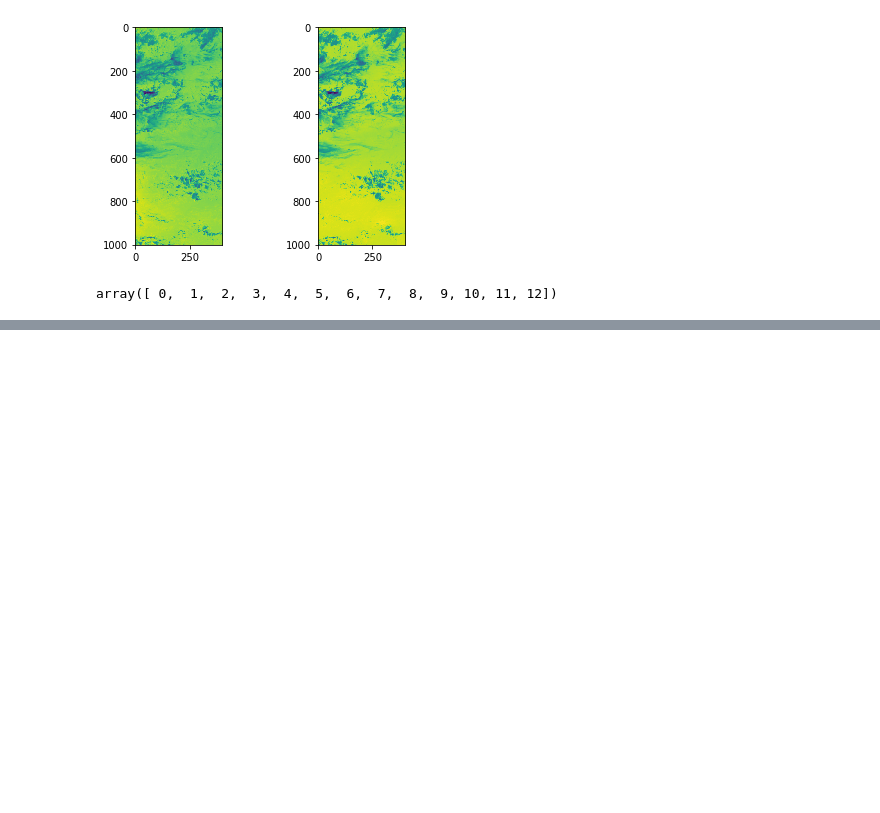
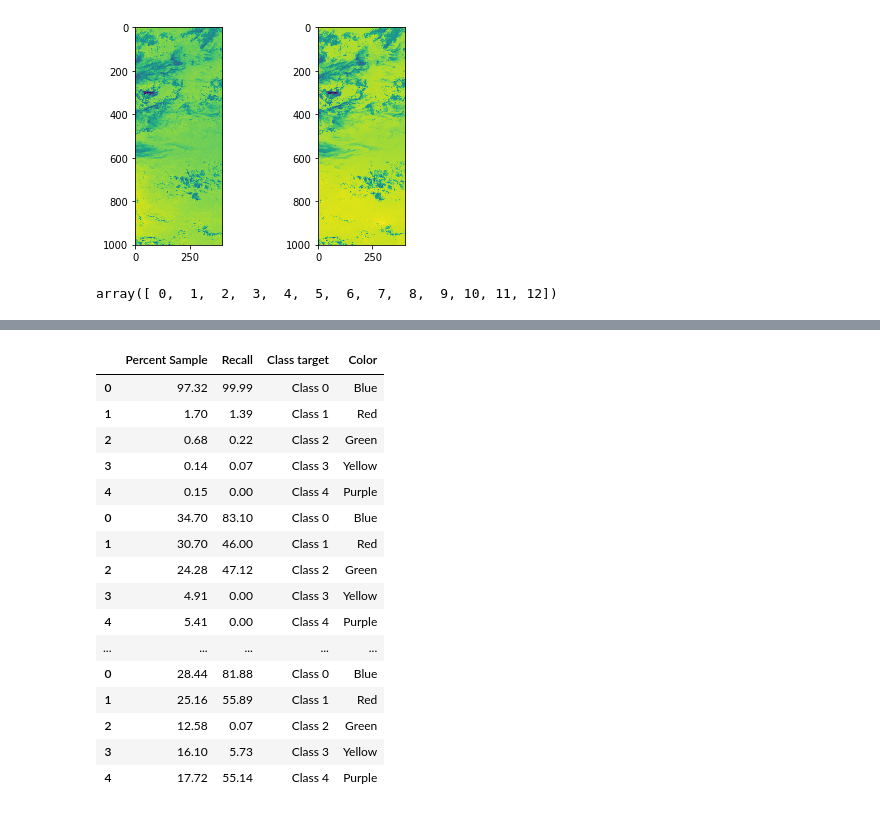
Before and after one commit to adomakor412/GOES-Quality-Flag-Classification, a Jupyter notebook: Presentation.ipynb, the cells around one changed output, grey strips where cells are left out. Saved outputs shown, nothing was run; the diff lists cells and outputs as text; code cells hidden in the pictures; blank space fills up the shorter version.

```diff
--- a/Presentation.ipynb
+++ b/Presentation.ipynb
@@ -70,0 +92,45 @@ array([ 0,  1,  2,  3,  4,  5,  6,  7,  8,  9, 10, 11, 12])
+# %%
+df1= pd.DataFrame({'x0':np.array(x)[0],
+                   'x1':np.array(y)[0],
+                   'y': dqf_class,
+                   'target':(np.array(['Blue','Red','Green','Yellow','Purple'])[[0,1,2,3,4]]).T})
+df2= pd.DataFrame({'x0':np.array(x)[1],
+                   'x1':np.array(y)[1],
+                   'y': dqf_class,
+                   'target':(np.array(['Blue','Red','Green','Yellow','Purple'])[[0,1,2,3,4]]).T})
+df3= pd.DataFrame({'x0':np.array(x)[2],
+                   'x1':np.array(y)[2],
+                   'y': dqf_class,
+                   'target':(np.array(['Blue','Red','Green','Yellow','Purple'])[[0,1,2,3,4]]).T})
+df4= pd.DataFrame({'x0':np.array(x)[3],
+                   'x1':np.array(y)[3],
+                   'y': dqf_class,
+                   'target':(np.array(['Blue','Red','Green','Yellow','Purple'])[[0,1,2,3,4]]).T})
+df = df1.append(df2)
+df = df.append(df3)
+df = df.append(df4)
+df
+column ={'x0':'Percent Sample','x1':'Recall','y':'Class target','target':'Color'}
+df = df.rename(columns= column)
+df
+# d= df[1:]
+# d
+# df = pd.DataFrame(pd, column=[])
+# %% [output]
+|  | Percent Sample | Recall | Class target | Color |
+| 0 | 97.32 | 99.99 | Class 0 | Blue |
+| 1 | 1.70 | 1.39 | Class 1 | Red |
+| 2 | 0.68 | 0.22 | Class 2 | Green |
+| 3 | 0.14 | 0.07 | Class 3 | Yellow |
+| 4 | 0.15 | 0.00 | Class 4 | Purple |
+| 0 | 34.70 | 83.10 | Class 0 | Blue |
+| 1 | 30.70 | 46.00 | Class 1 | Red |
+| 2 | 24.28 | 47.12 | Class 2 | Green |
+| 3 | 4.91 | 0.00 | Class 3 | Yellow |
+| 4 | 5.41 | 0.00 | Class 4 | Purple |
+| ... | ... | ... | ... | ... |
+| 0 | 28.44 | 81.88 | Class 0 | Blue |
+| 1 | 25.16 | 55.89 | Class 1 | Red |
+| 2 | 12.58 | 0.07 | Class 2 | Green |
+| 3 | 16.10 | 5.73 | Class 3 | Yellow |
+| 4 | 17.72 | 55.14 | Class 4 | Purple |
```
Also changed, not shown: parts of 8 cells of this notebook.
